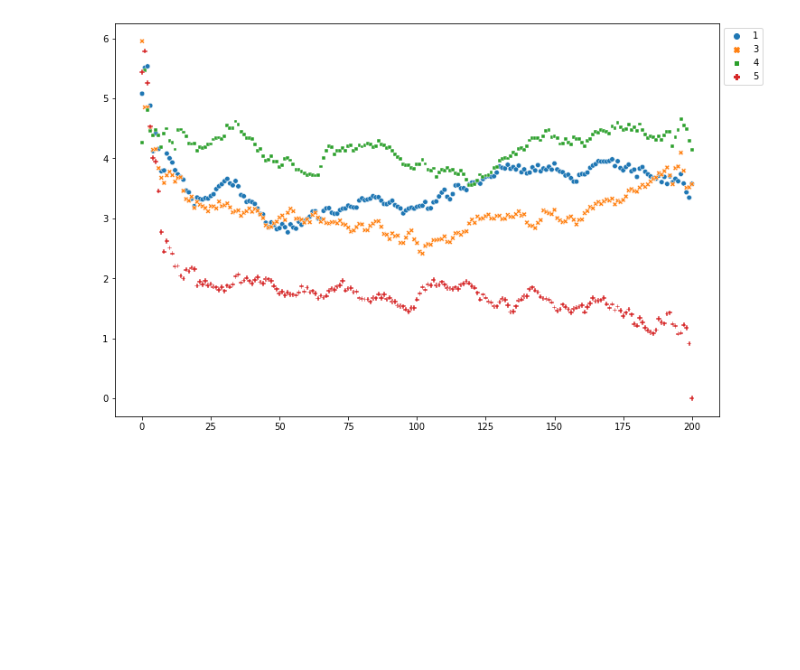
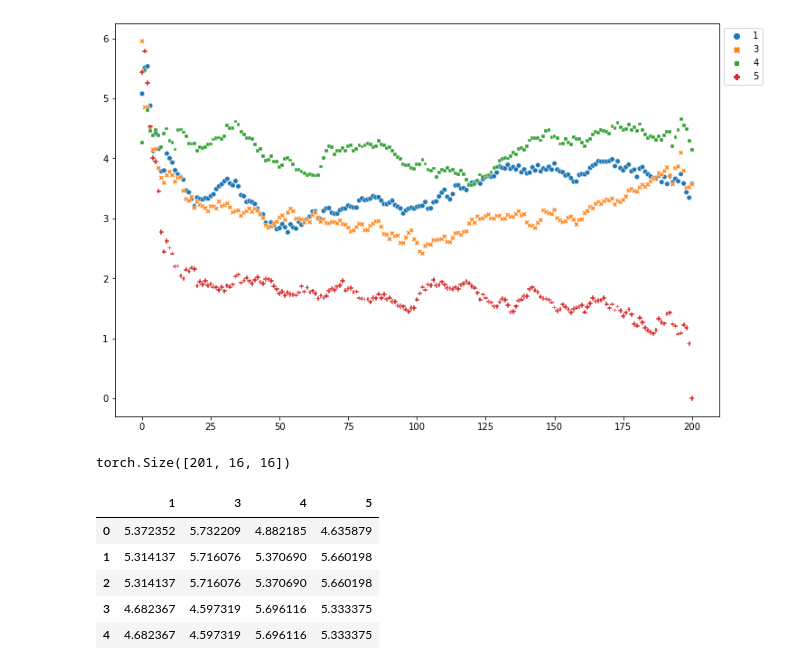
Before and after one commit to AmirZur/Diffusion-LM, a Jupyter notebook: transformers/examples/pytorch/language-modeling/playground.ipynb, the cells around one changed output. Cells and saved outputs as stored; diff of their text form; code cells hidden in the pictures; blank space fills up the shorter version.

```diff
--- a/transformers/examples/pytorch/language-modeling/playground.ipynb
+++ b/transformers/examples/pytorch/language-modeling/playground.ipynb
@@ -362,3 +366,25 @@ ax = sns.scatterplot(data=plot_data, s=30)
 sns.move_legend(ax, "upper left", bbox_to_anchor=(1, 1))
 # %% [output]
 [figure]
+# %%
+clamped_sentence_tensors = torch.stack([
+    encode(decode(tensor.unsqueeze(0))[0].split()) for tensor in sentence_tensors
+])
+clamped_sentence_tensors.shape
+# %% [output]
+torch.Size([201, 16, 16])
+# %%
+dist_to_alternatives = [
+    torch.cdist(clamped_sentence_tensors[i, index_5].unsqueeze(0), encoding_alternatives.unsqueeze(0)).squeeze(1).squeeze(0).tolist()
+    for i in range(clamped_sentence_tensors.size(0))
+]
+
+plot_data = pd.DataFrame(data=dist_to_alternatives, columns=alternatives)
+plot_data.head()
+# %% [output]
+|  | 1 | 3 | 4 | 5 |
+| 0 | 5.372352 | 5.732209 | 4.882185 | 4.635879 |
+| 1 | 5.314137 | 5.716076 | 5.370690 | 5.660198 |
+| 2 | 5.314137 | 5.716076 | 5.370690 | 5.660198 |
+| 3 | 4.682367 | 4.597319 | 5.696116 | 5.333375 |
+| 4 | 4.682367 | 4.597319 | 5.696116 | 5.333375 |
```
Also changed, not shown: parts of 27 cells of this notebook.
